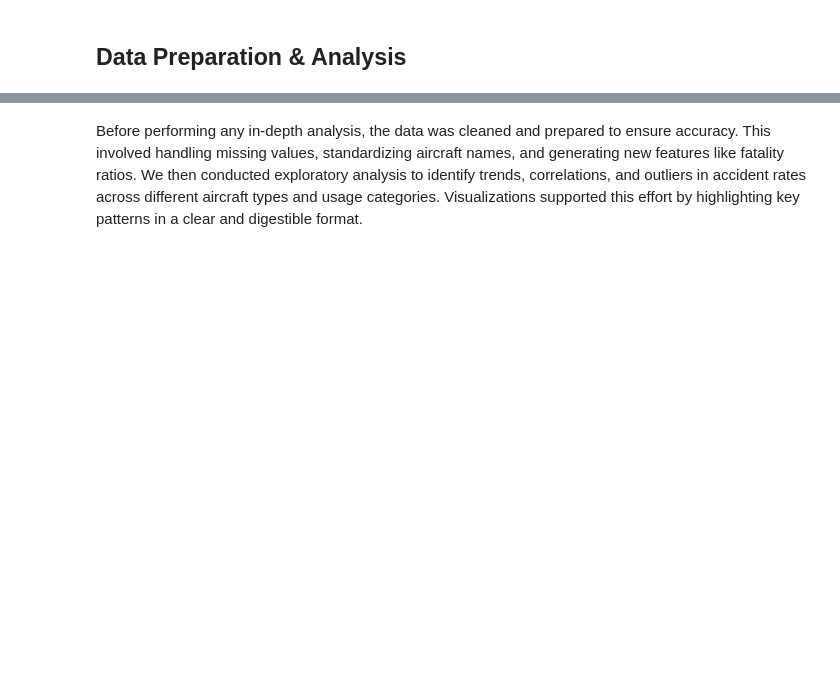
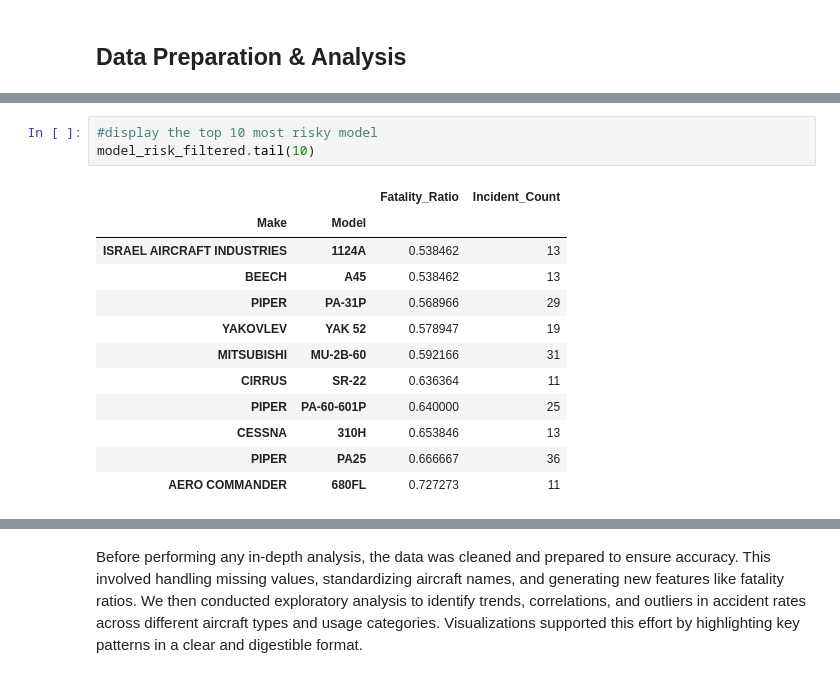
Before and after one commit to libertron/data_science_phase1_project, a Jupyter notebook: Main.ipynb, the cells around one changed output, grey strips where cells are left out. Saved outputs shown, nothing was run; the diff lists cells and outputs as text; blank space fills up the shorter version.

```diff
--- a/Main.ipynb
+++ b/Main.ipynb
@@ -206,0 +311,16 @@ df
+# %%
+#display the top 10 most risky model
+model_risk_filtered.tail(10)
+# %% [output]
+|  |  | Fatality_Ratio | Incident_Count |
+| Make | Model |  |  |
+| ISRAEL AIRCRAFT INDUSTRIES | 1124A | 0.538462 | 13 |
+| BEECH | A45 | 0.538462 | 13 |
+| PIPER | PA-31P | 0.568966 | 29 |
+| YAKOVLEV | YAK 52 | 0.578947 | 19 |
+| MITSUBISHI | MU-2B-60 | 0.592166 | 31 |
+| CIRRUS | SR-22 | 0.636364 | 11 |
+| PIPER | PA-60-601P | 0.640000 | 25 |
+| CESSNA | 310H | 0.653846 | 13 |
+| PIPER | PA25 | 0.666667 | 36 |
+| AERO COMMANDER | 680FL | 0.727273 | 11 |
```
Also changed, not shown: parts of 27 cells of this notebook, 2 other files.
